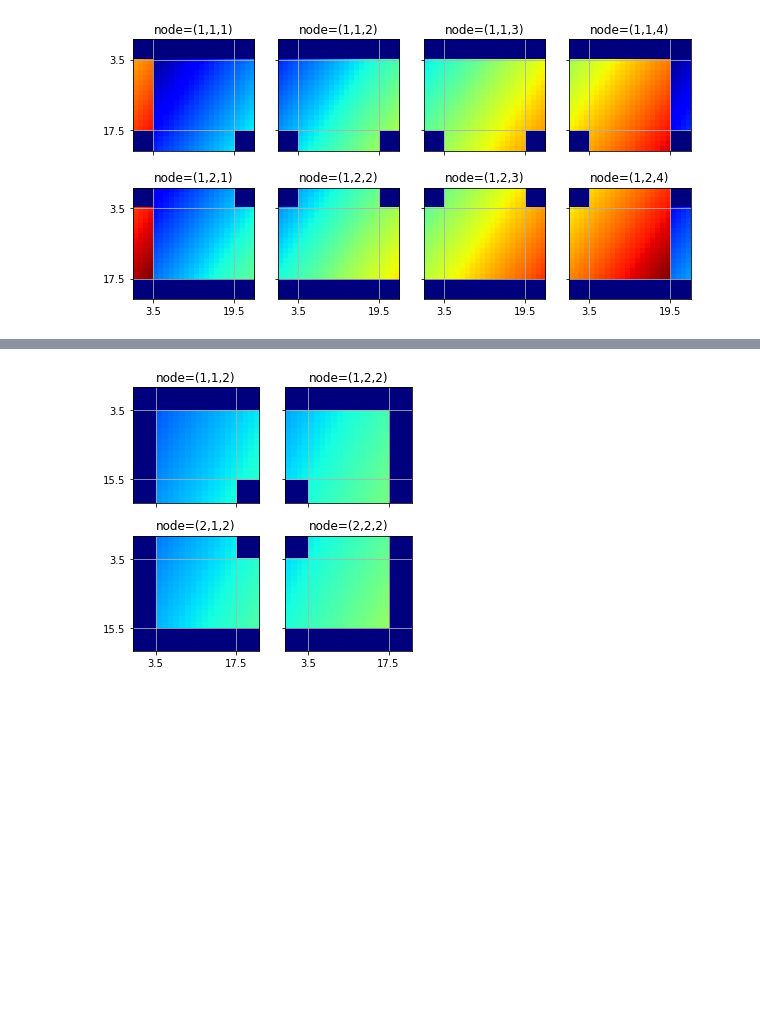
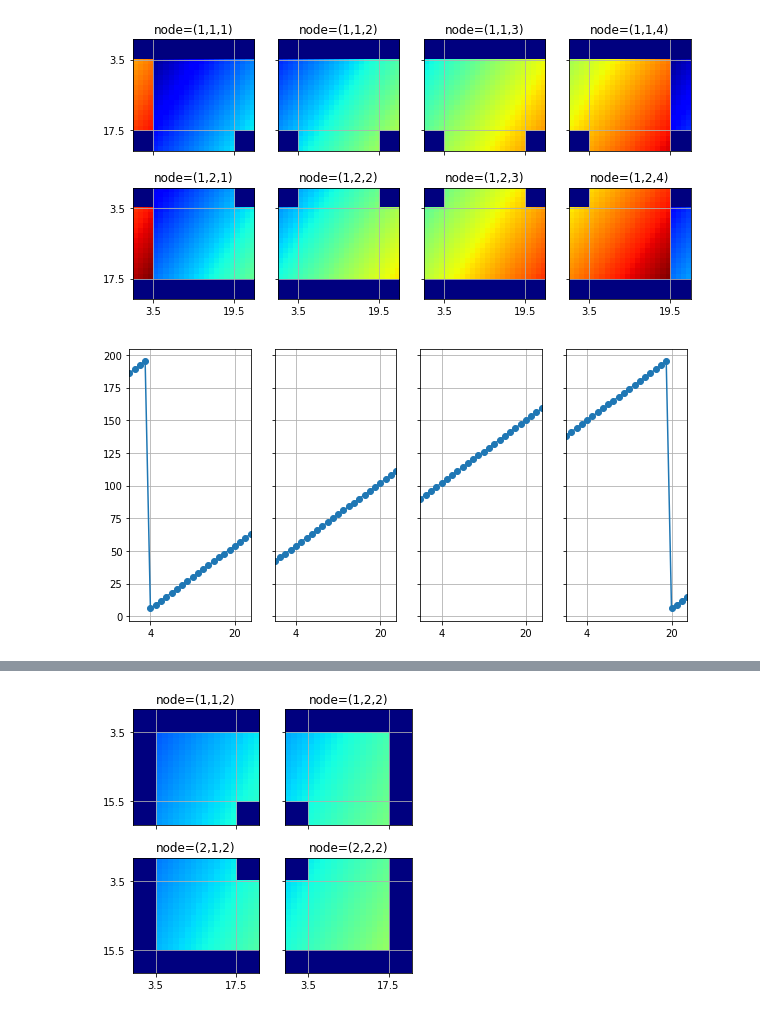
Before and after one commit to uemoto1/sendrecv_grid, a Jupyter notebook: 0212_analysis_of_sendrecv_results.ipynb, the cells around one changed output, grey strips where cells are left out. Cells and saved outputs as stored; diff of their text form; code cells hidden in the pictures; blank space fills up the shorter version.

```diff
--- a/0212_analysis_of_sendrecv_results.ipynb
+++ b/0212_analysis_of_sendrecv_results.ipynb
@@ -40,3 +68,14 @@ for i, j in np.ndindex(2, 4):
     axes[i][j].grid()
 # %% [output]
 [figure]
+# %%
+fig, axes = plt.subplots(1,4, sharey=True, figsize=[10, 5])
+for i in range(4):
+    axes[i].plot(dat["result"][0,0,i,4,4,:,0], "-o")
+    axes[i].set_xlim([0, 16+4+4-1])
+    axes[i].set_xticks([4, 16+4])
+    axes[i].grid()
+
+#plt.plot(np.diff(dat["result"][0,0,1,4,4,:,0]), "-o")
+# %% [output]
+[figure, added]
```
Also changed, not shown: parts of 4 cells of this notebook, 2 other files.
